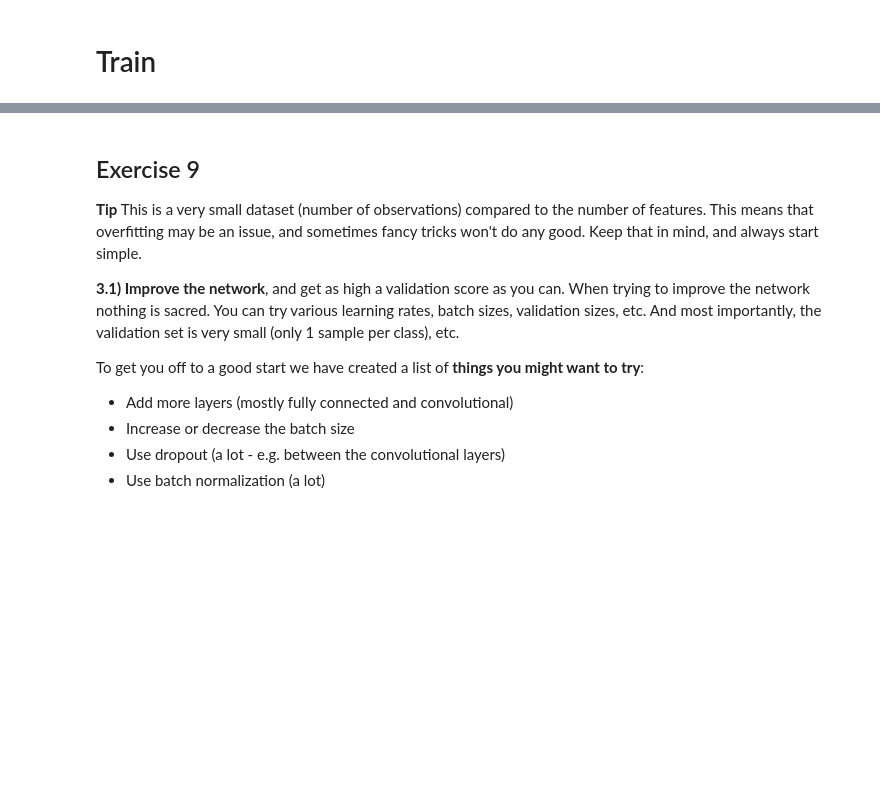
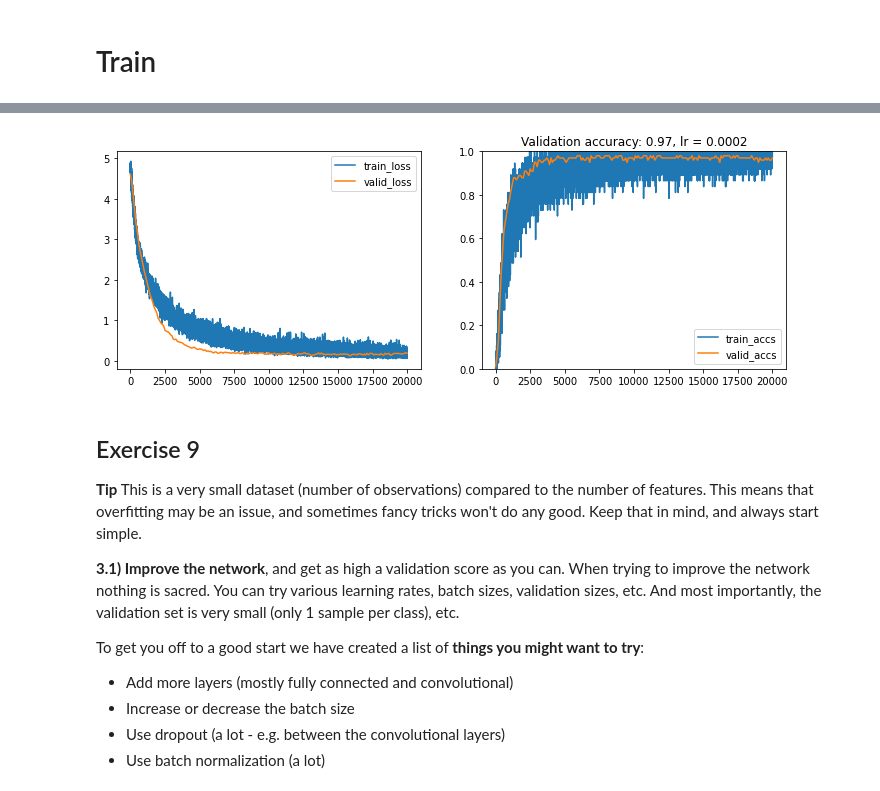
Before and after one commit to LaugeHermansen/02456-deep-learning-with-PyTorch, a Jupyter notebook: 6_Mini_Project/6.1-EXE-Kaggle-Leaf-Challenge.ipynb, the cells around one changed output, grey strips where cells are left out. Cells and saved outputs as stored; diff of their text form; code cells hidden in the pictures; blank space fills up the shorter version.

```diff
--- a/6_Mini_Project/6.1-EXE-Kaggle-Leaf-Challenge.ipynb
+++ b/6_Mini_Project/6.1-EXE-Kaggle-Leaf-Challenge.ipynb
@@ -821,24 +838,22 @@ def train_net(net, optimizer, epochs=2000, scheduler=None):
 # %%
-net = Net(
+net2 = Net(
 
-  dropout_p = 0.3,
-  image_conv_layers = 1,
-  image_conv_channels = 8,
-  image_conv_maxpool = 4,
-  image_ffnn_layer_dims = (1000, 64),
-  shape_rnn_h_out = 4,
-  shape_rnn_layers = 1,
-  shape_conv_layers = 1,
+  dropout_p = 0.5,
+  image_conv_layers = 4,
+  image_conv_channels = 2,
+  image_conv_maxpool = 2,
+  image_ffnn_layer_dims = (500, 64),
+  shape_rnn_h_out = 8,
+  shape_rnn_layers = 2,
+  shape_conv_layers = 2,
   shape_conv_channels = 8,
-  shape_conv_maxpool = 4,
+  shape_conv_maxpool = 2,
 
   shape_ffnn_layer_dims = (128,64,),
-  ffnn_indv_text_marg_layer_dims = (64,),
+  ffnn_indv_text_marg_layer_dims = (64,64,),
   ffnn_comb_text_marg_layer_dims = (128,),
-  ffnn_final_layer_dims = (99,),
+  ffnn_final_layer_dims = (300, 99,),
 )
 
-optimizer1 = optim.Adam(net.parameters(), lr=1e-2, weight_decay=1e-3)
-
-train_net(net, optimizer1, 2000)
+optimizer2 = optim.Adam(net2.parameters(), lr=2e-4, weight_decay=1e-4)
 # %% [output]
@@ -846,3 +879,7 @@ KeyboardInterrupt: ignored
+# %%
+train_net(net2, optimizer2, 20000)
+# %% [output]
+[figure, added]
 # %% [markdown]
 ## Exercise 9
 
```
Also changed, not shown: parts of 17 cells of this notebook.
